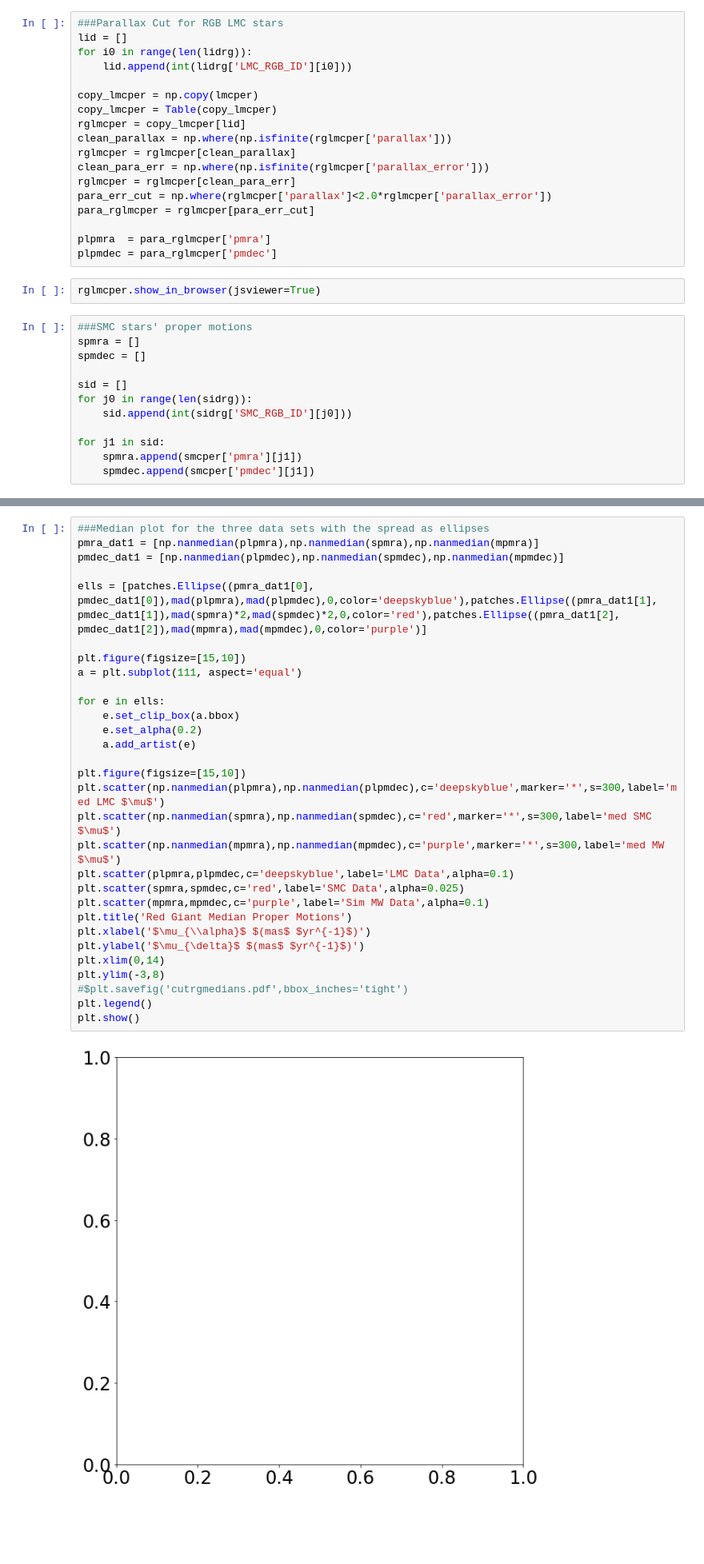
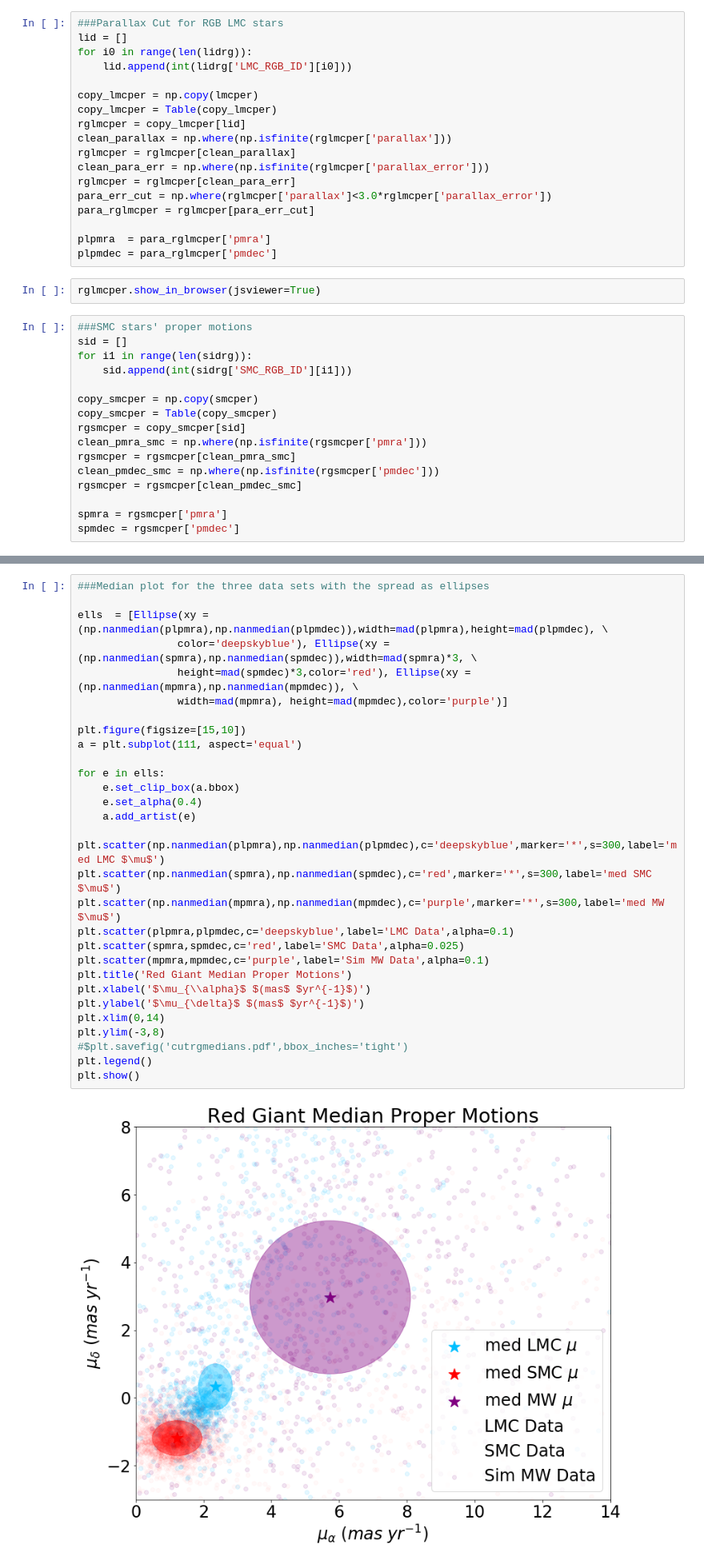
Before and after one commit to JoshuaPovick/MS_young, a Jupyter notebook: parallax_distance_cuts.ipynb, the cells around one changed output, grey strips where cells are left out. Shown: that part at 80% size. Saved outputs shown, nothing was run; the diff lists cells and outputs as text; blank space fills up the shorter version.

```diff
--- a/parallax_distance_cuts.ipynb
+++ b/parallax_distance_cuts.ipynb
@@ -45,7 +45,7 @@ clean_parallax = np.where(np.isfinite(rglmcper['parallax']))
 rglmcper = rglmcper[clean_parallax]
 clean_para_err = np.where(np.isfinite(rglmcper['parallax_error']))
 rglmcper = rglmcper[clean_para_err]
-para_err_cut = np.where(rglmcper['parallax']<2.0*rglmcper['parallax_error'])
+para_err_cut = np.where(rglmcper['parallax']<3.0*rglmcper['parallax_error'])
 para_rglmcper = rglmcper[para_err_cut]
 
 plpmra  = para_rglmcper['pmra']
@@ -54,49 +54,53 @@ plpmdec = para_rglmcper['pmdec']
 rglmcper.show_in_browser(jsviewer=True)
 # %%
 ###SMC stars' proper motions
-spmra = []
-spmdec = []
+sid = []
+for i1 in range(len(sidrg)):
+    sid.append(int(sidrg['SMC_RGB_ID'][i1]))
 
-sid = []
-for j0 in range(len(sidrg)):
-    sid.append(int(sidrg['SMC_RGB_ID'][j0]))
+copy_smcper = np.copy(smcper)
+copy_smcper = Table(copy_smcper)
+rgsmcper = copy_smcper[sid]
+clean_pmra_smc = np.where(np.isfinite(rgsmcper['pmra']))
+rgsmcper = rgsmcper[clean_pmra_smc]
+clean_pmdec_smc = np.where(np.isfinite(rgsmcper['pmdec']))
+rgsmcper = rgsmcper[clean_pmdec_smc]
 
-for j1 in sid:
-    spmra.append(smcper['pmra'][j1])
-    spmdec.append(smcper['pmdec'][j1])
+spmra = rgsmcper['pmra']
+spmdec = rgsmcper['pmdec']
 # %%
 ###Median Absolute Deviation
 def mad(xdata):
     return np.nanmedian(np.absolute(xdata-np.nanmedian(xdata)))
 # %%
 ###Median plot for the three data sets with the spread as ellipses
-pmra_dat1 = [np.nanmedian(plpmra),np.nanmedian(spmra),np.nanmedian(mpmra)]
-pmdec_dat1 = [np.nanmedian(plpmdec),np.nanmedian(spmdec),np.nanmedian(mpmdec)]
 
-ells = [patches.Ellipse((pmra_dat1[0], pmdec_dat1[0]),mad(plpmra),mad(plpmdec),0,color='deepskyblue'),patches.Ellipse((pmra_dat1[1], pmdec_dat1[1]),mad(spmra)*2,mad(spmdec)*2,0,color='red'),patches.Ellipse((pmra_dat1[2], pmdec_dat1[2]),mad(mpmra),mad(mpmdec),0,color='purple')]
+ells  = [Ellipse(xy = (np.nanmedian(plpmra),np.nanmedian(plpmdec)),width=mad(plpmra),height=mad(plpmdec), \
+                color='deepskyblue'), Ellipse(xy = (np.nanmedian(spmra),np.nanmedian(spmdec)),width=mad(spmra)*3, \
+                height=mad(spmdec)*3,color='red'), Ellipse(xy = (np.nanmedian(mpmra),np.nanmedian(mpmdec)), \
+                width=mad(mpmra), height=mad(mpmdec),color='purple')]
 
 plt.figure(figsize=[15,10])
 a = plt.subplot(111, aspect='equal')
 
 for e in ells:
     e.set_clip_box(a.bbox)
-    e.set_alpha(0.2)
+    e.set_alpha(0.4)
     a.add_artist(e)
 
-plt.figure(figsize=[15,10])
 plt.scatter(np.nanmedian(plpmra),np.nanmedian(plpmdec),c='deepskyblue',marker='*',s=300,label='med LMC $\mu$')
 plt.scatter(np.nanmedian(spmra),np.nanmedian(spmdec),c='red',marker='*',s=300,label='med SMC $\mu$')
 plt.scatter(np.nanmedian(mpmra),np.nanmedian(mpmdec),c='purple',marker='*',s=300,label='med MW $\mu$')
 plt.scatter(plpmra,plpmdec,c='deepskyblue',label='LMC Data',alpha=0.1)
 plt.scatter(spmra,spmdec,c='red',label='SMC Data',alpha=0.025)
 plt.scatter(mpmra,mpmdec,c='purple',label='Sim MW Data',alpha=0.1)
 plt.title('Red Giant Median Proper Motions')
 plt.xlabel('$\mu_{\\alpha}$ $(mas$ $yr^{-1}$)')
 plt.ylabel('$\mu_{\delta}$ $(mas$ $yr^{-1}$)')
 plt.xlim(0,14)
 plt.ylim(-3,8)
 #$plt.savefig('cutrgmedians.pdf',bbox_inches='tight')
 plt.legend()
 plt.show()
 # %% [output]
-[figure, old version]
+[figure, new version]
```
Also changed, not shown: parts of 5 cells of this notebook.
